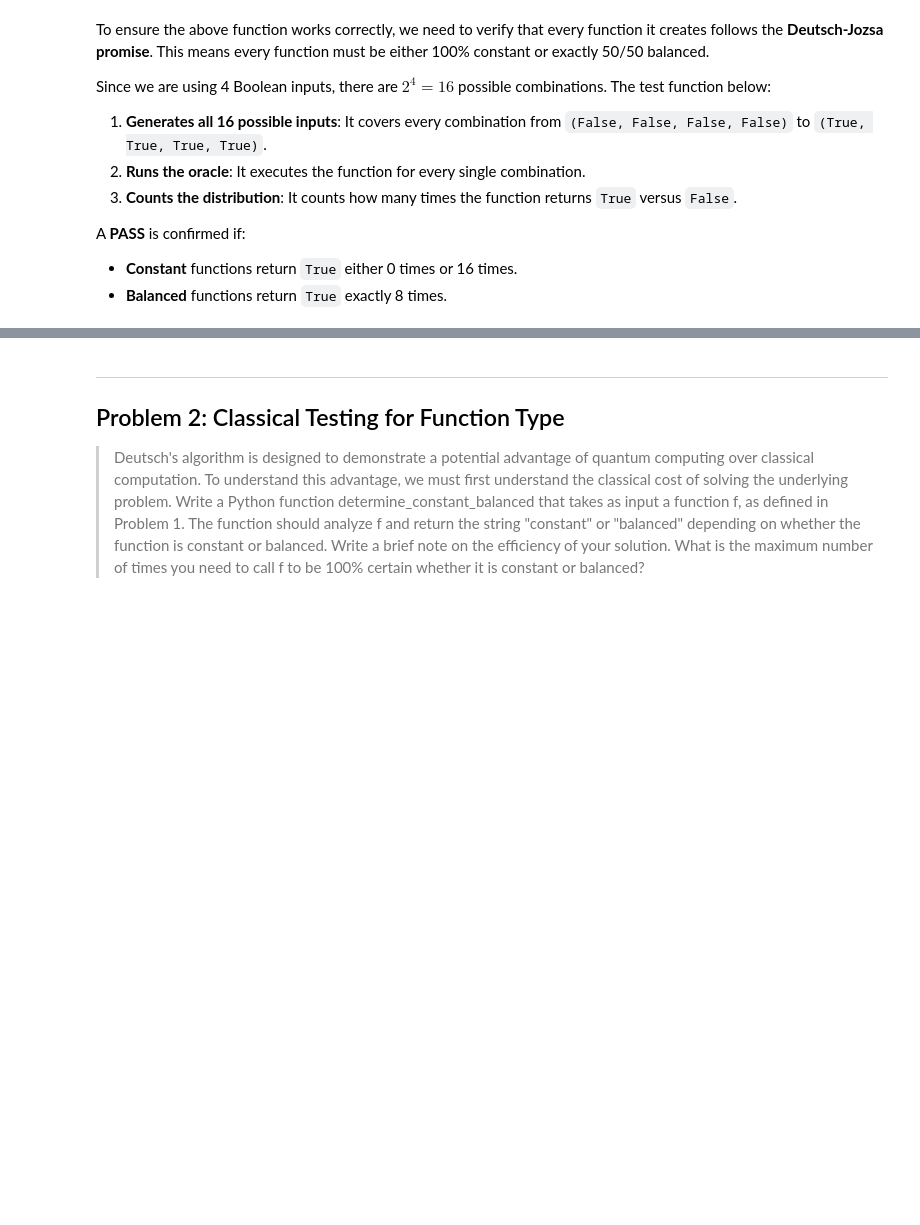
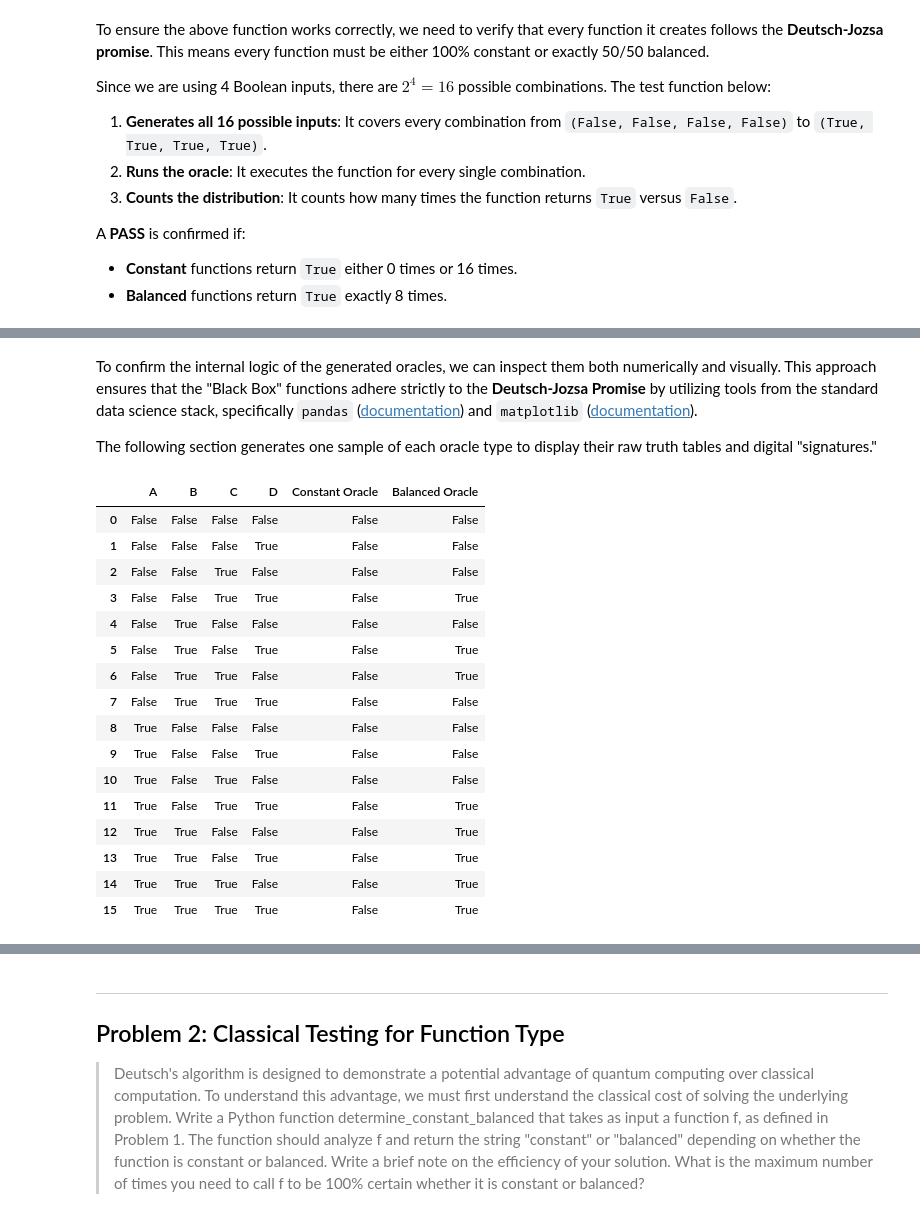
Before and after one commit to MatthewMcCarthy1/emerging-technologies, a Jupyter notebook: problems.ipynb, the cells around one changed output, grey strips where cells are left out. Drawn from its saved outputs; the diff is of its cells as text; code cells hidden in the pictures; blank space fills up the shorter version.

```diff
--- a/problems.ipynb
+++ b/problems.ipynb
@@ -159,0 +162,47 @@ Result: PASS - Type: Balanced - True: 8, False: 8
+# %% [markdown]
+To confirm the internal logic of the generated oracles, we can inspect them both numerically and visually. This approach ensures that the "Black Box" functions adhere strictly to the **Deutsch-Jozsa Promise** by utilizing tools from the standard data science stack, specifically `pandas` ([documentation](https://pandas.pydata.org/docs/)) and `matplotlib` ([documentation](https://matplotlib.org/stable/index.html)).
+
+The following section generates one sample of each oracle type to display their raw truth tables and digital "signatures."
+# %%
+def get_representative_samples():
+    """Generates oracles until both a Constant and Balanced type are obtained."""
+    constant_sample = None
+    balanced_sample = None
+
+    while constant_sample is None or balanced_sample is None:
+        new_oracle = random_constant_balanced()
+
+        if new_oracle.type == "Constant":
+            constant_sample = new_oracle
+        else:
+            balanced_sample = new_oracle
+
+    return constant_sample, balanced_sample
+
+# Setup data for visualization
+oracle_c, oracle_b = get_representative_samples()
+df_viz = pd.DataFrame(bit_combinations, columns=['A', 'B', 'C', 'D'])
+
+# Unpack input tuples into the oracle using the * operator
+df_viz['Constant Oracle'] = [oracle_c(*row) for row in bit_combinations]
+df_viz['Balanced Oracle'] = [oracle_b(*row) for row in bit_combinations]
+
+display(df_viz)
+# %% [output]
+|  | A | B | C | D | Constant Oracle | Balanced Oracle |
+| 0 | False | False | False | False | False | False |
+| 1 | False | False | False | True | False | False |
+| 2 | False | False | True | False | False | False |
+| 3 | False | False | True | True | False | True |
+| 4 | False | True | False | False | False | False |
+| 5 | False | True | False | True | False | True |
+| 6 | False | True | True | False | False | True |
+| 7 | False | True | True | True | False | False |
+| 8 | True | False | False | False | False | False |
+| 9 | True | False | False | True | False | False |
+| 10 | True | False | True | False | False | False |
+| 11 | True | False | True | True | False | True |
+| 12 | True | True | False | False | False | True |
+| 13 | True | True | False | True | False | True |
+| 14 | True | True | True | False | False | True |
+| 15 | True | True | True | True | False | True |
```
Also changed, not shown: parts of 3 cells of this notebook, 1 other file.
